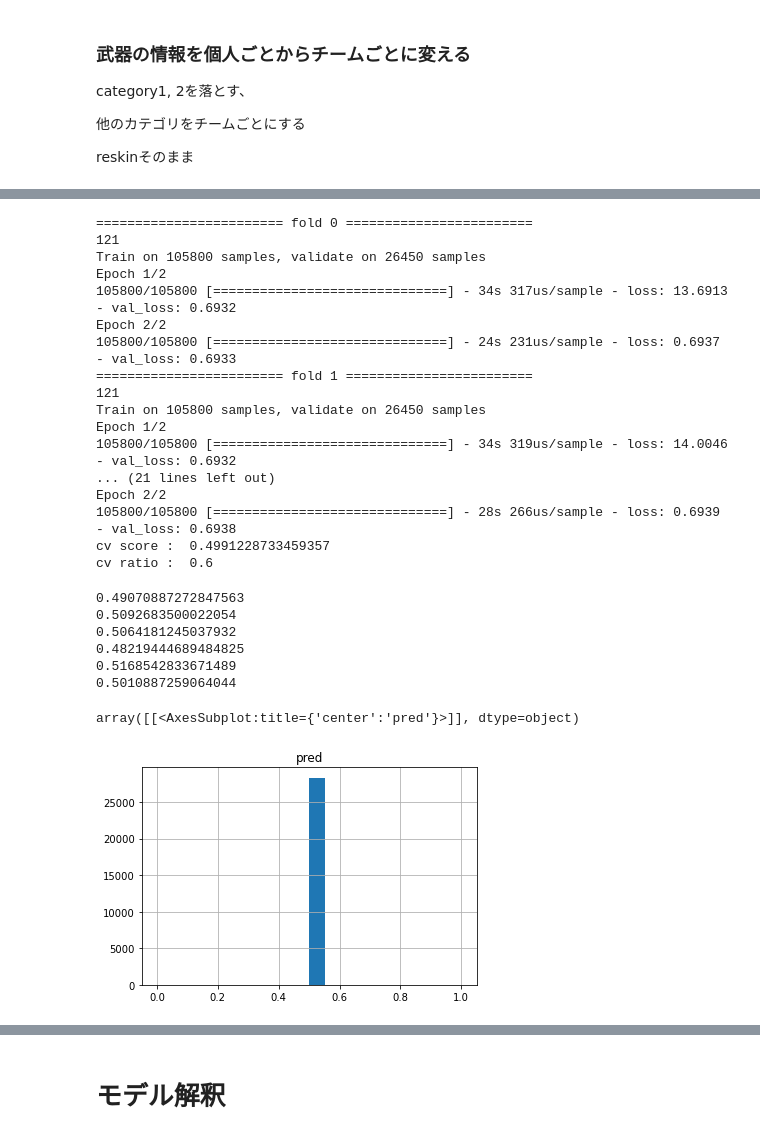
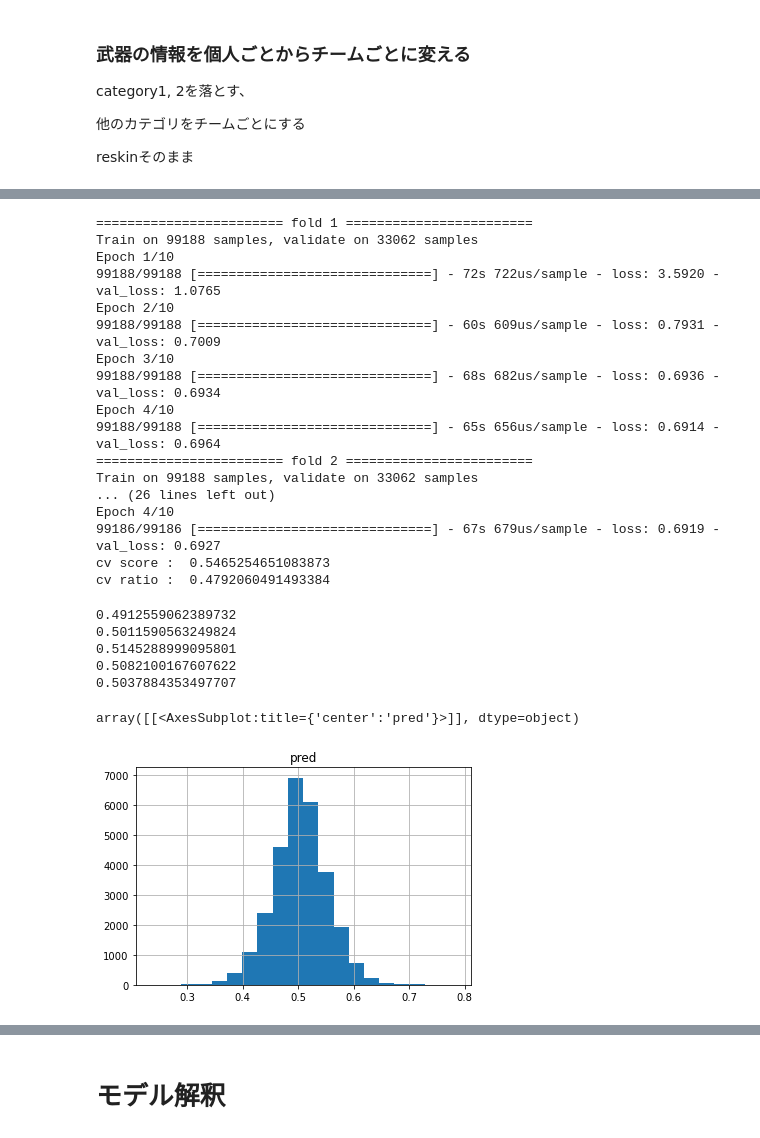
Before and after one commit to mitsuhiko-nozawa/ProbSpace-Splatoon-Competition, a Jupyter notebook: Nozawa/NNTrain/train1.ipynb, the cells around one changed output, grey strips where cells are left out. Saved outputs shown, nothing was run; the diff lists cells and outputs as text; code cells hidden in the pictures.

Commit message:
fix nn model

```diff
--- a/Nozawa/NNTrain/train1.ipynb
+++ b/Nozawa/NNTrain/train1.ipynb
@@ -45,15 +38,3 @@ category1, 2を落とす、
 他のカテゴリをチームごとにする
 
 reskinそのまま
-# %%
-# 落とさないほうが精度上がってしまった。。。
-
-"""suffixes = ["-A1", "-A2", "-A3", "-A4", "-B1", "-B2", "-B3", "-B4"]
-drop_cols = ["category1", "category2"]
-
-for c in drop_cols:
-    for s in suffixes:
-        col = c+s
-        train_df.drop(col, axis=1, inplace=True)
-        test_df.drop(col, axis=1, inplace=True)
-"""
@@ -105,6 +136,6 @@ drop_cols = ["id", "lobby", "lobby-mode",  "period", "game-ver", "A1-weapon", "A
               "B1-weapon", "B2-weapon", "B3-weapon", "B4-weapon"]
 
 categorical_feature = [col for col in train_df.dtypes[train_df.dtypes == "object"].index.to_list() if col not in drop_cols]
-X, test_X = prepro.make_input(train_df, test_df, drop_cols, categorical_encode=True, verbose=False)
+X, test_X = prepro.make_input(train_df, test_df, drop_cols, categorical_encode=True, verbose=True)
 
 X[categorical_feature] = X[categorical_feature].astype("category")
@@ -111,7 +160,7 @@ X[categorical_feature] = X[categorical_feature].astype("category")
 # %%
 # 全データを5つに分割
 SIZE = X.shape[0]
-K = 5
+K = 4
 
 folds = prepro.make_kfolds(SIZE, K)
 print(len(folds))
@@ -141,7 +189,7 @@ train_pred = []
 
 all_indices = sum(folds, [])
 for i in range(K):
-    print("======================== fold {} ========================".format(i))
+    print("======================== fold {} ========================".format(i+1))
     valid_indices = folds[i]
     train_indices = list(set(all_indices) - set(valid_indices))
     # print("train ", len(train_indices), " , valid ", len(valid_indices))
@@ -151,6 +199,9 @@ for i in range(K):
     valid_y = y.iloc[valid_indices]
 
 
+    model = NNModel.make_model(X, test_X, categorical_feature)
+    #model = make_model(X, test_X, categorical_feature)
+
 
     train_X = NNModel.prepro_nn(train_X, categorical_feature)
     train_y = train_y.values.reshape(-1, 1)
@@ -158,14 +209,15 @@ for i in range(K):
     valid_y = valid_y.values.reshape(-1, 1)
 
 
-    model = NNModel.make_model(X, categorical_feature)
-    cb = EarlyStopping(monitor='val_loss', patience=2)
+
+
+    cb = EarlyStopping(monitor='val_loss', patience=1)
 
     model.fit(
         train_X,
         train_y,
-        batch_size=128,
-        epochs=2,
+        batch_size=64,
+        epochs=10,
         verbose=1,
         callbacks=[cb],
         validation_data=(valid_X, valid_y),
@@ -185,49 +237,48 @@ for i in range(K):
 print("cv score : ", np.mean(cv_scores))
 print("cv ratio : ", temp / SIZE)
 # %% [output]
-======================== fold 0 ========================
-121
-Train on 105800 samples, validate on 26450 samples
-Epoch 1/2
-105800/105800 [==============================] - 34s 317us/sample - loss: 13.6913 - val_loss: 0.6932
-Epoch 2/2
-105800/105800 [==============================] - 24s 231us/sample - loss: 0.6937 - val_loss: 0.6933
 ======================== fold 1 ========================
-121
-Train on 105800 samples, validate on 26450 samples
-Epoch 1/2
-105800/105800 [==============================] - 34s 319us/sample - loss: 14.0046 - val_loss: 0.6932
-... (21 lines left out)
-Epoch 2/2
-105800/105800 [==============================] - 28s 266us/sample - loss: 0.6939 - val_loss: 0.6938
-cv score :  0.4991228733459357
-cv ratio :  0.6
+Train on 99188 samples, validate on 33062 samples
+Epoch 1/10
+99188/99188 [==============================] - 72s 722us/sample - loss: 3.5920 - val_loss: 1.0765
+Epoch 2/10
+99188/99188 [==============================] - 60s 609us/sample - loss: 0.7931 - val_loss: 0.7009
+Epoch 3/10
+99188/99188 [==============================] - 68s 682us/sample - loss: 0.6936 - val_loss: 0.6934
+Epoch 4/10
+99188/99188 [==============================] - 65s 656us/sample - loss: 0.6914 - val_loss: 0.6964
+======================== fold 2 ========================
+Train on 99188 samples, validate on 33062 samples
+... (26 lines left out)
+Epoch 4/10
+99186/99186 [==============================] - 67s 679us/sample - loss: 0.6919 - val_loss: 0.6927
+cv score :  0.5465254651083873
+cv ratio :  0.4792060491493384
 # %%
 preds = []
-#test_X = NNModel.prepro_nn(test_X, categorical_feature)
+test_X = NNModel.prepro_nn(test_X, categorical_feature)
 
 for i in range(K):
     model = models[i]
     pred = model.predict(test_X, batch_size=128).reshape(-1, )
     preds.append(pred)
     print(np.sum(pred) / pred.shape[0])
 
 preds = np.array(preds)
 preds = np.mean(preds, axis=0)
 print(np.sum(preds) / preds.shape[0])
 
 
 temp = pd.DataFrame({"pred":preds})
 temp.hist(bins=20)
 # %% [output]
-0.49070887272847563
-0.5092683500022054
-0.5064181245037932
-0.48219444689484825
-0.5168542833671489
-0.5010887259064044
+0.4912559062389732
+0.5011590563249824
+0.5145288999095801
+0.5082100167607622
+0.5037884353497707
 array([[<AxesSubplot:title={'center':'pred'}>]], dtype=object)
-[figure, old version]
+[figure, new version]
 # %%
 preds = np.where(preds < THRESHOLD, 0, 1)
 print(np.sum(preds) / preds.shape[0])
```
Also changed, not shown: parts of 15 cells of this notebook, 2 other files.
